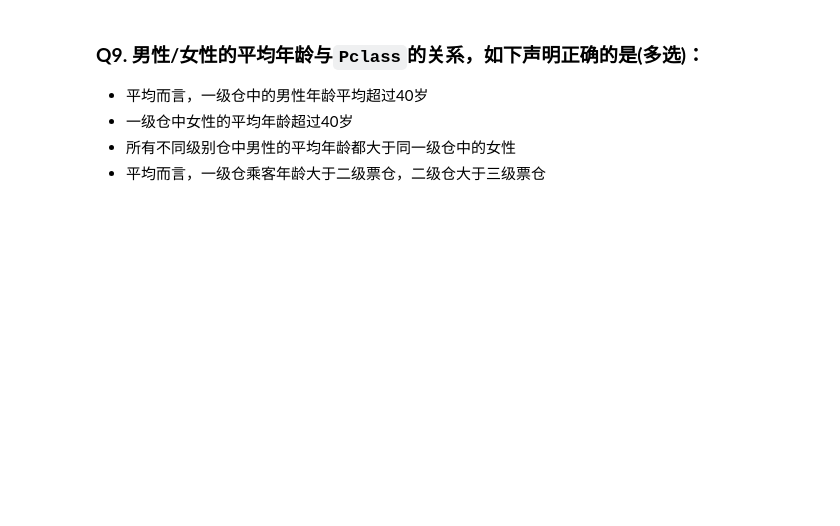
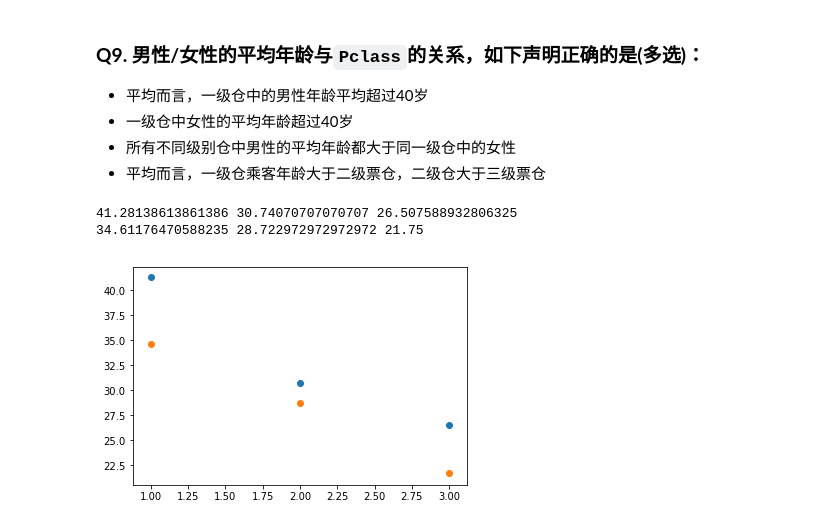
Before and after one commit to shaiic/2019-assignments, a Jupyter notebook: lesson-02/lesson02-HW-LiHaoyu.ipynb, the cells around one changed output. Cells and saved outputs as stored; diff of their text form; code cells hidden in the pictures; blank space fills up the shorter version.

```diff
--- a/lesson-02/lesson02-HW-LiHaoyu.ipynb
+++ b/lesson-02/lesson02-HW-LiHaoyu.ipynb
@@ -186,0 +208,9 @@ data.head()
+# %%
+# 在此编写代码回答问题
+#
+data = pd.read_csv('../data/titanic_train.csv',
+                  index_col='PassengerId')
+a = data['Fare']
+fare_median = np.median(a)
+fare_std = np.std(a)
+print(fare_median,fare_std)
@@ -235,0 +332,22 @@ data.head()
+# %%
+# 在此编写代码回答问题
+#
+Mdata1 = data[(data['Sex'] == 'male') & (data['Pclass'] == 1)].Age.mean()
+Mdata2 = data[(data['Sex'] == 'male') & (data['Pclass'] == 2)].Age.mean()
+Mdata3 = data[(data['Sex'] == 'male') & (data['Pclass'] == 3)].Age.mean()
+print(Mdata1,Mdata2,Mdata3)
+Fdata1 = data[(data['Sex'] == 'female') & (data['Pclass'] == 1)].Age.mean()
+Fdata2 = data[(data['Sex'] == 'female') & (data['Pclass'] == 2)].Age.mean()
+Fdata3 = data[(data['Sex'] == 'female') & (data['Pclass'] == 3)].Age.mean()
+print(Fdata1,Fdata2,Fdata3)
+
+Pclass = [1, 2, 3]
+Male = [Mdata1,Mdata2,Mdata3]
+Female = [Fdata1,Fdata2,Fdata3]
+plt.scatter(Pclass,Male)
+plt.scatter(Pclass,Female)
+plt.show()
+# %% [output]
+41.28138613861386 30.74070707070707 26.507588932806325
+34.61176470588235 28.722972972972972 21.75
+[figure, added]
```
Also changed, not shown: parts of 17 cells of this notebook.
